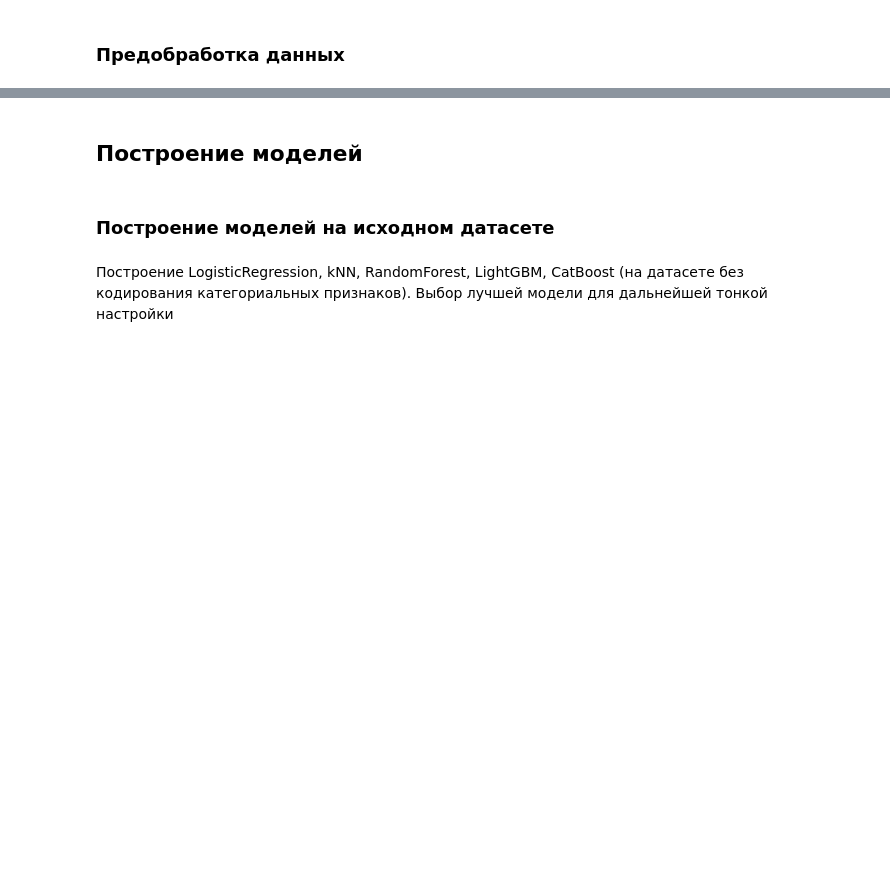
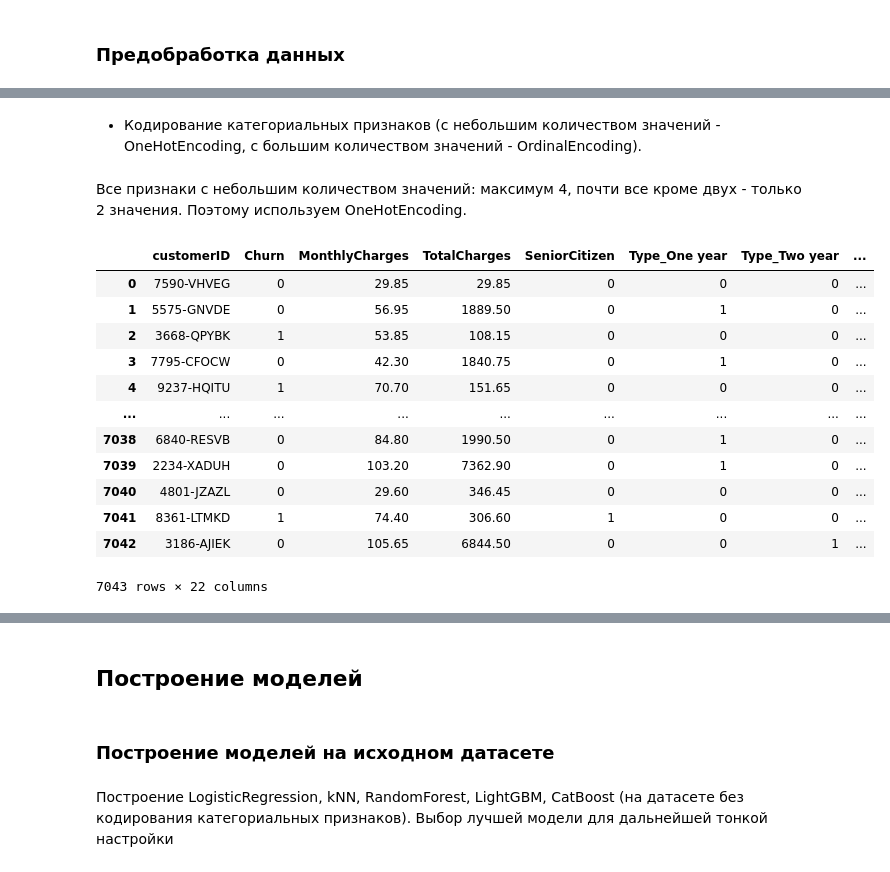
Before and after one commit to mvakhmenin/Yandex.Practicum, a Jupyter notebook: Финальный проект - прогнозирование оттока клиентов/jn.ipynb, the cells around one changed output, grey strips where cells are left out. Cells and saved outputs as stored; diff of their text form; code cells hidden in the pictures; blank space fills up the shorter version.

```diff
--- a/Финальный проект - прогнозирование оттока клиентов/jn.ipynb
+++ b/Финальный проект - прогнозирование оттока клиентов/jn.ipynb
@@ -298,0 +358,26 @@ df_contract[['TotalCharges', 'MonthlyCharges']].corr()
+# %% [markdown]
+* Кодирование категориальных признаков (с небольшим количеством значений - OneHotEncoding, с большим количеством значений - OrdinalEncoding).
+# %% [markdown]
+Все признаки с небольшим количеством значений: максимум 4, почти все кроме двух - только 2 значения. Поэтому используем OneHotEncoding.
+# %%
+df_cb = df_cb.drop(columns=['BeginDate', 'EndDate'])
+df_ohe = pd.get_dummies(df_cb.drop(columns=['customerID', 'Churn']), drop_first=True)
+df = pd.concat([df_cb[['customerID','Churn']], df_ohe],
+                ignore_index=True, axis=1
+)
+df.columns = ['customerID','Churn'] + list(df_ohe.columns)
+df
+# %% [output]
+|  | customerID | Churn | MonthlyCharges | TotalCharges | SeniorCitizen | Type_One year | Type_Two year | ... |
+| 0 | 7590-VHVEG | 0 | 29.85 | 29.85 | 0 | 0 | 0 | ... |
+| 1 | 5575-GNVDE | 0 | 56.95 | 1889.50 | 0 | 1 | 0 | ... |
+| 2 | 3668-QPYBK | 1 | 53.85 | 108.15 | 0 | 0 | 0 | ... |
+| 3 | 7795-CFOCW | 0 | 42.30 | 1840.75 | 0 | 1 | 0 | ... |
+| 4 | 9237-HQITU | 1 | 70.70 | 151.65 | 0 | 0 | 0 | ... |
+| ... | ... | ... | ... | ... | ... | ... | ... | ... |
+| 7038 | 6840-RESVB | 0 | 84.80 | 1990.50 | 0 | 1 | 0 | ... |
+| 7039 | 2234-XADUH | 0 | 103.20 | 7362.90 | 0 | 1 | 0 | ... |
+| 7040 | 4801-JZAZL | 0 | 29.60 | 346.45 | 0 | 0 | 0 | ... |
+| 7041 | 8361-LTMKD | 1 | 74.40 | 306.60 | 1 | 0 | 0 | ... |
+| 7042 | 3186-AJIEK | 0 | 105.65 | 6844.50 | 0 | 0 | 1 | ... |
+7043 rows × 22 columns
```
Also changed, not shown: parts of 24 cells of this notebook.
